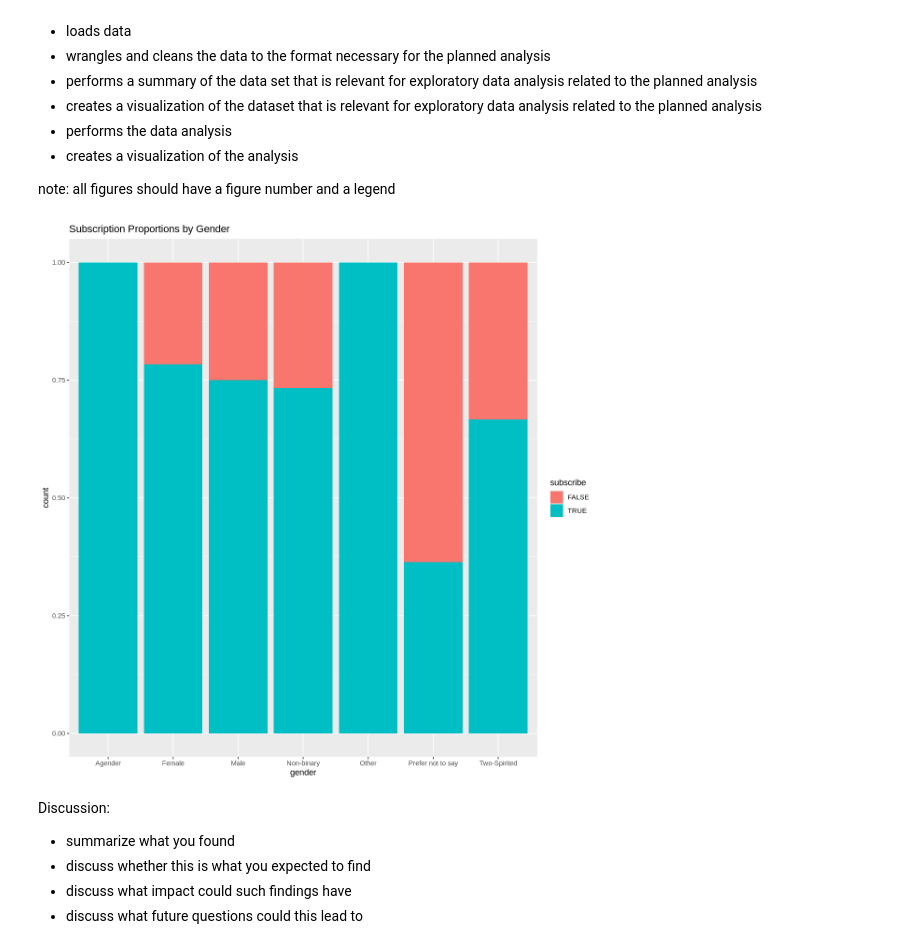
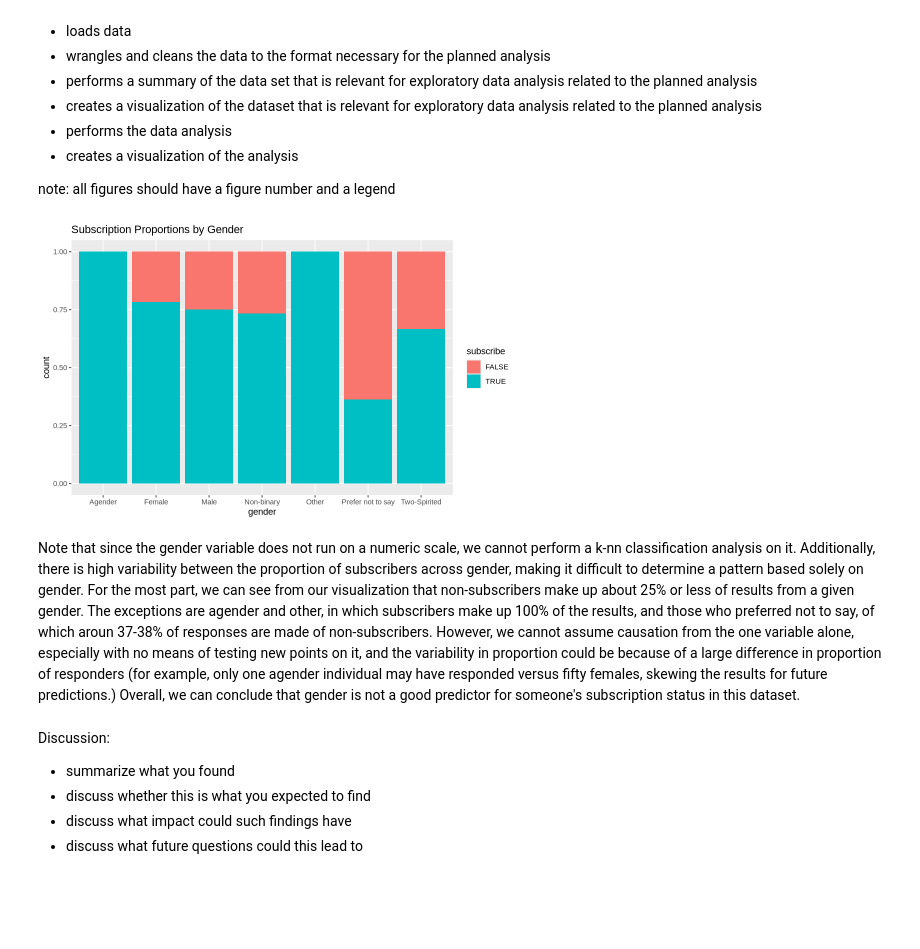
Before and after one commit to Mgonz005/Data-Science-group-project-, a Jupyter notebook: final_project_grp34.ipynb, the cells around one changed output. Cells and saved outputs as stored; diff of their text form; code cells hidden in the pictures; blank space fills up the shorter version.

Commit message:
added more to methods section
expanded on visualization, wrote summary of analysis

```diff
--- a/final_project_grp34.ipynb
+++ b/final_project_grp34.ipynb
@@ -72,18 +72,18 @@ your report should include code which:
 
 note: all figures should have a figure number and a legend
 # %%
-#indira's method section: is gender a good predictor of a gamer's subscription status?
-
-players_ic <- players |> select(subscribe, Age, gender)
+players_gender <- players |> select(subscribe, Age, gender)
 #wrangling the data so only the necessary columns for this question are left.
 
-options(repr.plot.width = 10, repr.plot.height = 10)
-players_ic_vis <- players_ic |> ggplot(aes(gender, fill = subscribe)) + geom_bar(position = "fill") +
+options(repr.plot.width = 8, repr.plot.height = 5)
+players_gender_vis <- players_ic |> ggplot(aes(gender, fill = subscribe)) + geom_bar(stat = "count", position = "fill") +
 ggtitle("Subscription Proportions by Gender")
-players_ic_vis
+players_gender_vis
 #by using a bar graph, and setting position to "fill", we can visualize how subscription proportions differ across genders
 # %% [output]
-[figure, old version]
+[figure, new version]
+# %% [markdown]
+Note that since the gender variable does not run on a numeric scale, we cannot perform a k-nn classification analysis on it. Additionally, there is high variability between the proportion of subscribers across gender, making it difficult to determine a pattern based solely on gender. For the most part, we can see from our visualization that non-subscribers make up about 25% or less of results from a given gender. The exceptions are agender and other, in which subscribers make up 100% of the results, and those who preferred not to say, of which aroun 37-38% of responses are made of non-subscribers. However, we cannot assume causation from the one variable alone, especially with no means of testing new points on it, and the variability in proportion could be because of a large difference in proportion of responders (for example, only one agender individual may have responded versus fifty females, skewing the results for future predictions.) Overall, we can conclude that gender is not a good predictor for someone's subscription status in this dataset.
 # %% [markdown]
 Discussion:
 - summarize what you found
```
Also changed, not shown: parts of 1 cell of this notebook.
